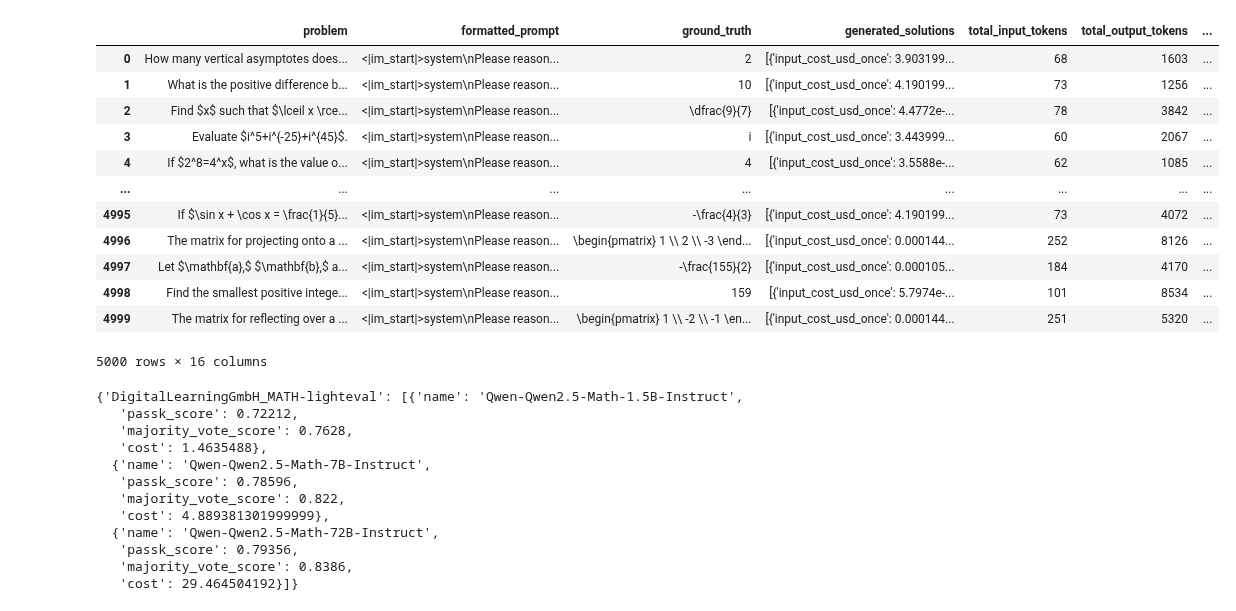
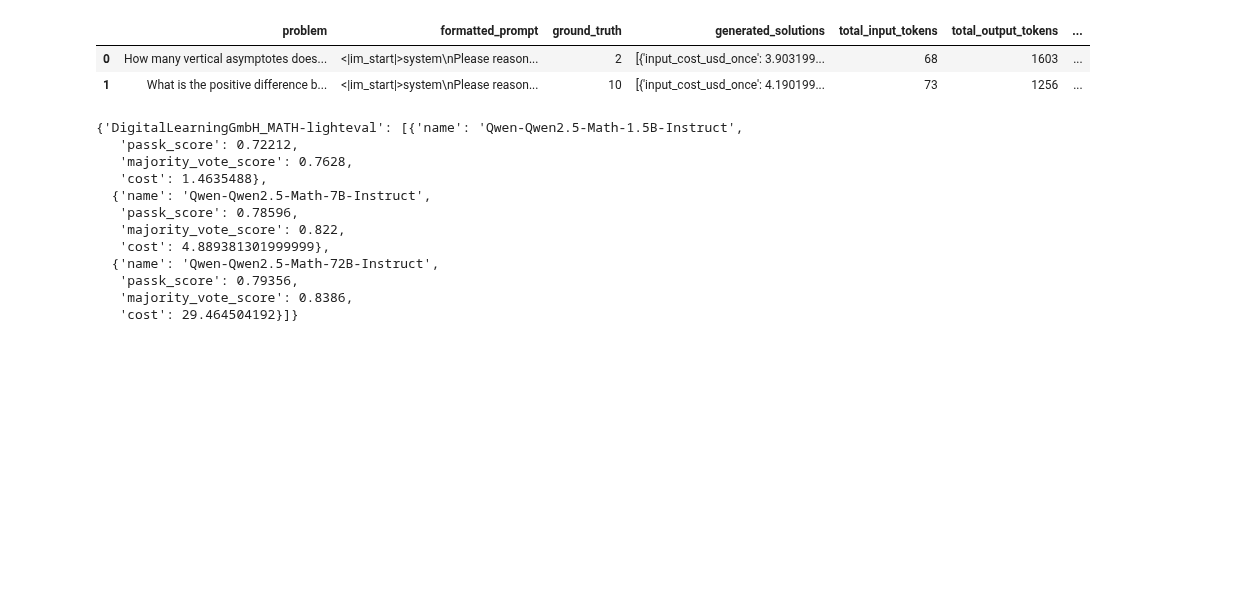
Before and after one commit to KabakaWilliam/llms_know_difficulty, a Jupyter notebook: router_code/create_pareto_baselines.ipynb, the cells around one changed output. Cells and saved outputs as stored; diff of their text form; code cells hidden in the pictures; blank space fills up the shorter version.

```diff
--- a/router_code/create_pareto_baselines.ipynb
+++ b/router_code/create_pareto_baselines.ipynb
@@ -36,9 +39,9 @@ for BASELINE_DATASET_NAME in BASELINE_DATASETS_LIST:
     BENCHMARK_DATA_POINTS = []
     for MODEL_NAME in MODEL_POOL:
         if "aime-1983" in BASELINE_BENCHMARK_ALIAS: #only has train set
-            BASELINE_PATH = f"../will_replication/DATA/SR_DATA/{BASELINE_BENCHMARK_ALIAS}/train-{MODEL_NAME}_maxlen_3000_k_{K}_temp_{TEMP}.parquet"
+            BASELINE_PATH = f"../will_replication/DATA/SR_DATA/{BASELINE_BENCHMARK_ALIAS}/train-{MODEL_NAME}_maxlen_3000_k_{BASELINE_K}_temp_{BASELINE_TEMP}.parquet"
         else:
-            BASELINE_PATH = f"../will_replication/DATA/SR_DATA/{BASELINE_BENCHMARK_ALIAS}/test-{MODEL_NAME}_maxlen_3000_k_{K}_temp_{TEMP}.parquet"
+            BASELINE_PATH = f"../will_replication/DATA/SR_DATA/{BASELINE_BENCHMARK_ALIAS}/test-{MODEL_NAME}_maxlen_3000_k_{BASELINE_K}_temp_{BASELINE_TEMP}.parquet"
 
         BASELINE_BENCHMARK_DF = pd.read_parquet(BASELINE_PATH)
 
@@ -54,21 +57,11 @@ for BASELINE_DATASET_NAME in BASELINE_DATASETS_LIST:
 
     PLOTTING_DICT[BASELINE_BENCHMARK_ALIAS] = BENCHMARK_DATA_POINTS
 # %%
-BASELINE_BENCHMARK_DF
+BASELINE_BENCHMARK_DF.head(2)
 # %% [output]
 |  | problem | formatted_prompt | ground_truth | generated_solutions | total_input_tokens | total_output_tokens | ... |
 | 0 | How many vertical asymptotes does... | <|im_start|>system\nPlease reason... | 2 | [{'input_cost_usd_once': 3.903199... | 68 | 1603 | ... |
 | 1 | What is the positive difference b... | <|im_start|>system\nPlease reason... | 10 | [{'input_cost_usd_once': 4.190199... | 73 | 1256 | ... |
-| 2 | Find $x$ such that $\lceil x \rce... | <|im_start|>system\nPlease reason... | \dfrac{9}{7} | [{'input_cost_usd_once': 4.4772e-... | 78 | 3842 | ... |
-| 3 | Evaluate $i^5+i^{-25}+i^{45}$. | <|im_start|>system\nPlease reason... | i | [{'input_cost_usd_once': 3.443999... | 60 | 2067 | ... |
-| 4 | If $2^8=4^x$, what is the value o... | <|im_start|>system\nPlease reason... | 4 | [{'input_cost_usd_once': 3.5588e-... | 62 | 1085 | ... |
-| ... | ... | ... | ... | ... | ... | ... | ... |
-| 4995 | If $\sin x + \cos x = \frac{1}{5}... | <|im_start|>system\nPlease reason... | -\frac{4}{3} | [{'input_cost_usd_once': 4.190199... | 73 | 4072 | ... |
-| 4996 | The matrix for projecting onto a ... | <|im_start|>system\nPlease reason... | \begin{pmatrix} 1 \\ 2 \\ -3 \end... | [{'input_cost_usd_once': 0.000144... | 252 | 8126 | ... |
-| 4997 | Let $\mathbf{a},$ $\mathbf{b},$ a... | <|im_start|>system\nPlease reason... | -\frac{155}{2} | [{'input_cost_usd_once': 0.000105... | 184 | 4170 | ... |
-| 4998 | Find the smallest positive intege... | <|im_start|>system\nPlease reason... | 159 | [{'input_cost_usd_once': 5.7974e-... | 101 | 8534 | ... |
-| 4999 | The matrix for reflecting over a ... | <|im_start|>system\nPlease reason... | \begin{pmatrix} 1 \\ -2 \\ -1 \en... | [{'input_cost_usd_once': 0.000144... | 251 | 5320 | ... |
-5000 rows × 16 columns
 # %%
 PLOTTING_DICT
 # %% [output]
```
Also changed, not shown: parts of 10 cells of this notebook, 6 other files.
